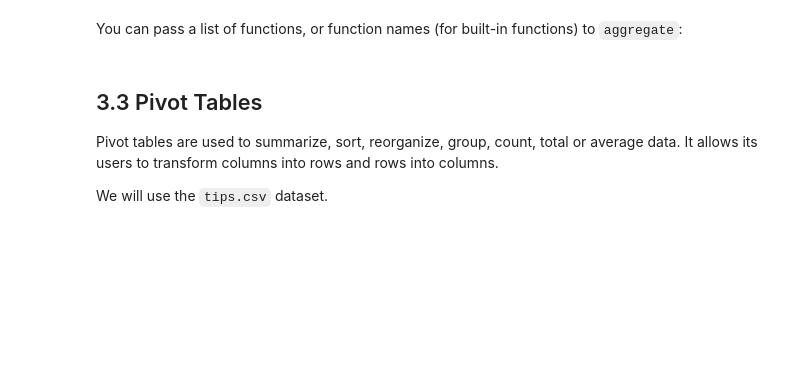
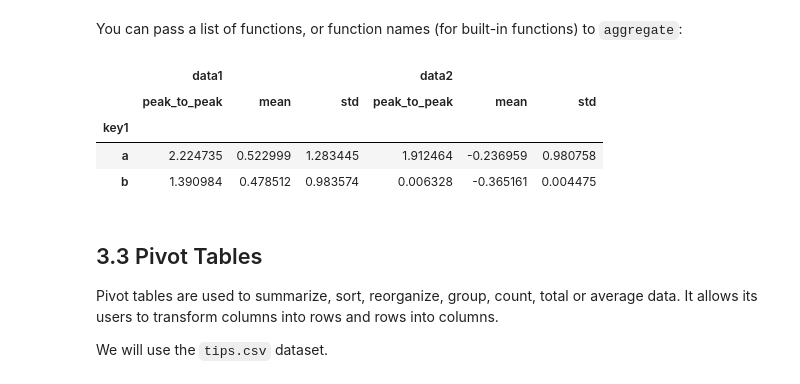
Before and after one commit to kennywong85/6m-data-1.9-eda-advanced, a Jupyter notebook: notebooks/eda_advanced.ipynb, the cells around one changed output. Saved outputs shown, nothing was run; the diff lists cells and outputs as text; code cells hidden in the pictures; blank space fills up the shorter version.

```diff
--- a/notebooks/eda_advanced.ipynb
+++ b/notebooks/eda_advanced.ipynb
@@ -665,3 +879,13 @@ grouped.agg([peak_to_peak, "mean", "std"])
+# %%
+# grouped.agg([peak_to_peak, "mean", "std"])
+
+df.groupby("key1")[["data1", "data2"]].agg([peak_to_peak, "mean", "std"])
+# %% [output]
+|  | data1 |  |  | data2 |  |  |
+|  | peak_to_peak | mean | std | peak_to_peak | mean | std |
+| key1 |  |  |  |  |  |  |
+| a | 2.224735 | 0.522999 | 1.283445 | 1.912464 | -0.236959 | 0.980758 |
+| b | 1.390984 | 0.478512 | 0.983574 | 0.006328 | -0.365161 | 0.004475 |
 # %% [markdown]
 ## 3.3 Pivot Tables
 
```
Also changed, not shown: parts of 79 cells of this notebook.
